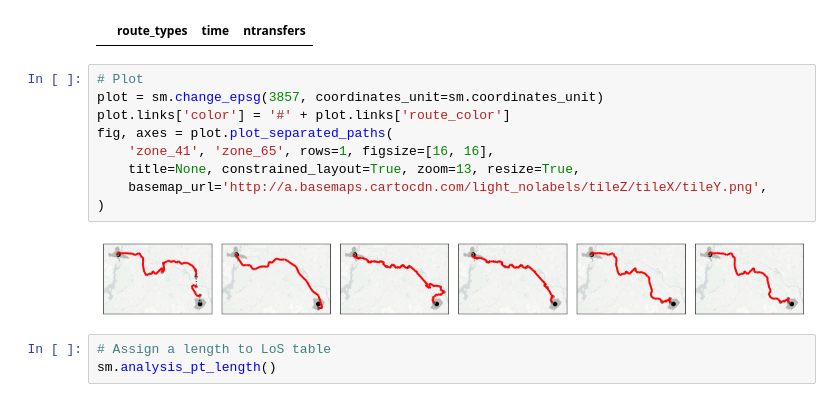
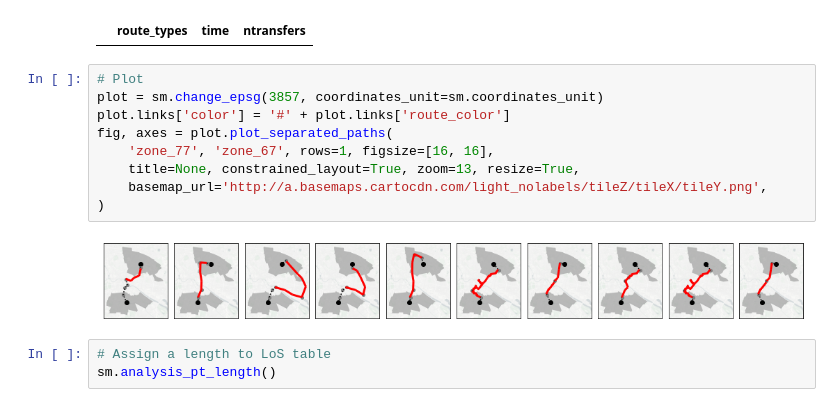
Before and after one commit to maximylius/quetzal_berlin, a Jupyter notebook: notebooks/best_version/Exercise2_OD-LoS-stack.ipynb, the cells around one changed output. Cells and saved outputs as stored; diff of their text form.

```diff
--- a/notebooks/best_version/Exercise2_OD-LoS-stack.ipynb
+++ b/notebooks/best_version/Exercise2_OD-LoS-stack.ipynb
@@ -221,14 +221,14 @@ sm.pt_los.loc[(sm.pt_los['origin']=='zone_11') & (sm.pt_los['destination']=='zon
 # %%
 # Plot
 plot = sm.change_epsg(3857, coordinates_unit=sm.coordinates_unit)
 plot.links['color'] = '#' + plot.links['route_color']
 fig, axes = plot.plot_separated_paths(
-    'zone_41', 'zone_65', rows=1, figsize=[16, 16],
+    'zone_77', 'zone_67', rows=1, figsize=[16, 16],
     title=None, constrained_layout=True, zoom=13, resize=True,
     basemap_url='http://a.basemaps.cartocdn.com/light_nolabels/tileZ/tileX/tileY.png',
 )
 # %% [output]
-[figure, old version]
+[figure, new version]
 # %%
 # Assign a length to LoS table
 sm.analysis_pt_length()
```
Also changed, not shown: parts of 19 cells of this notebook, 28 other files.
